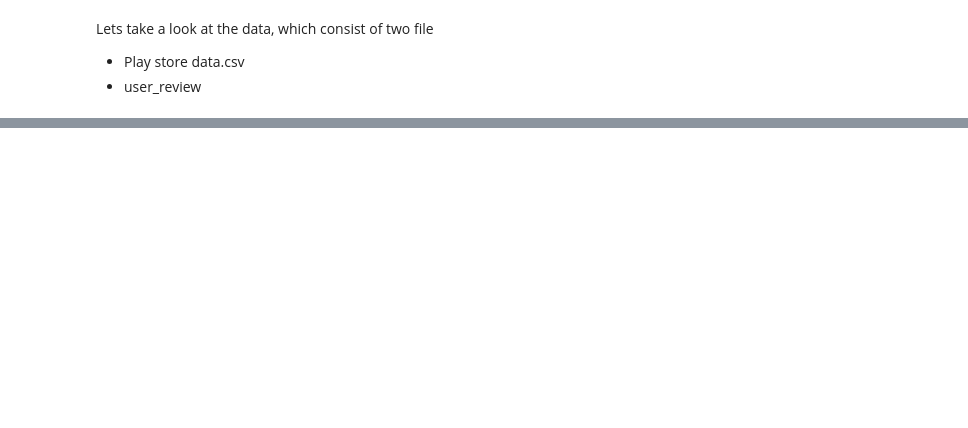
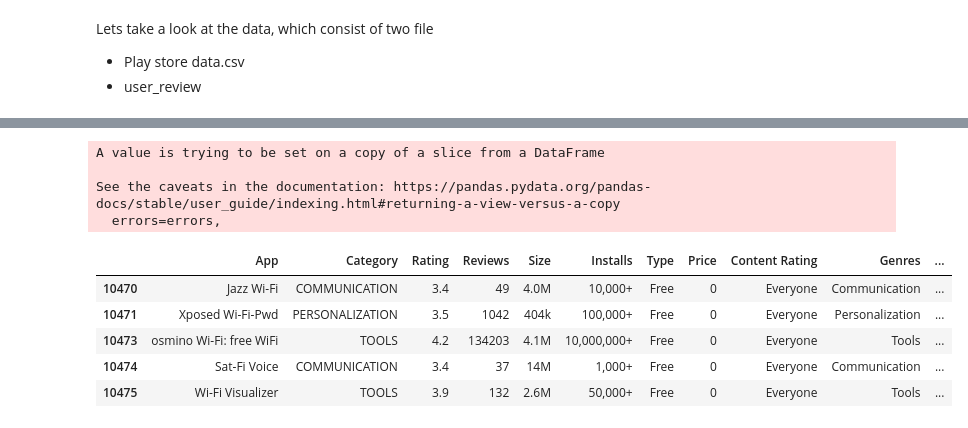
Before and after one commit to Team-AlmaBetter/playstore-analysis, a Jupyter notebook: Copy_of_Untitled0.ipynb, the cells around one changed output, grey strips where cells are left out. Saved outputs shown, nothing was run; the diff lists cells and outputs as text; code cells hidden in the pictures; blank space fills up the shorter version.

```diff
--- a/Copy_of_Untitled0.ipynb
+++ b/Copy_of_Untitled0.ipynb
@@ -17,0 +159,18 @@ Satya 2nd time
+# %%
+# lets drop this outlier
+df_Play_Store.drop([10472],inplace=True)
+# %% [output]
+A value is trying to be set on a copy of a slice from a DataFrame
+
+See the caveats in the documentation: https://pandas.pydata.org/pandas-docs/stable/user_guide/indexing.html#returning-a-view-versus-a-copy
+  errors=errors,
+# %%
+# Checking the droped row is present or not
+df_Play_Store.loc[10470:10475]
+# %% [output]
+|  | App | Category | Rating | Reviews | Size | Installs | Type | Price | Content Rating | Genres | ... |
+| 10470 | Jazz Wi-Fi | COMMUNICATION | 3.4 | 49 | 4.0M | 10,000+ | Free | 0 | Everyone | Communication | ... |
+| 10471 | Xposed Wi-Fi-Pwd | PERSONALIZATION | 3.5 | 1042 | 404k | 100,000+ | Free | 0 | Everyone | Personalization | ... |
+| 10473 | osmino Wi-Fi: free WiFi | TOOLS | 4.2 | 134203 | 4.1M | 10,000,000+ | Free | 0 | Everyone | Tools | ... |
+| 10474 | Sat-Fi Voice | COMMUNICATION | 3.4 | 37 | 14M | 1,000+ | Free | 0 | Everyone | Communication | ... |
+| 10475 | Wi-Fi Visualizer | TOOLS | 3.9 | 132 | 2.6M | 50,000+ | Free | 0 | Everyone | Tools | ... |
```
Also changed, not shown: parts of 29 cells of this notebook.
